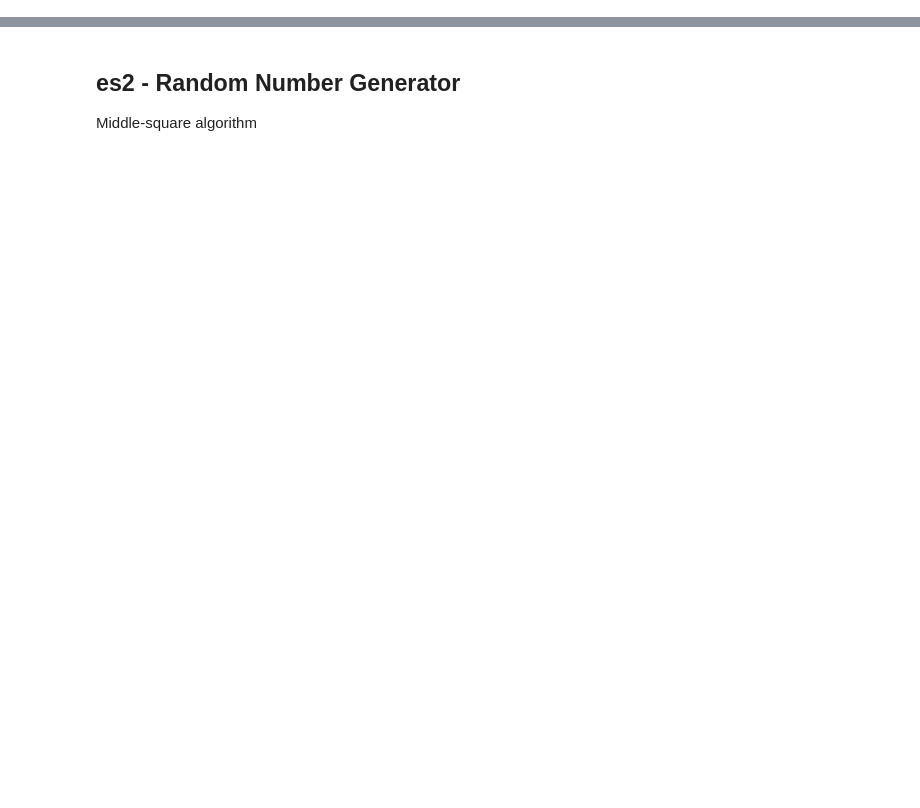
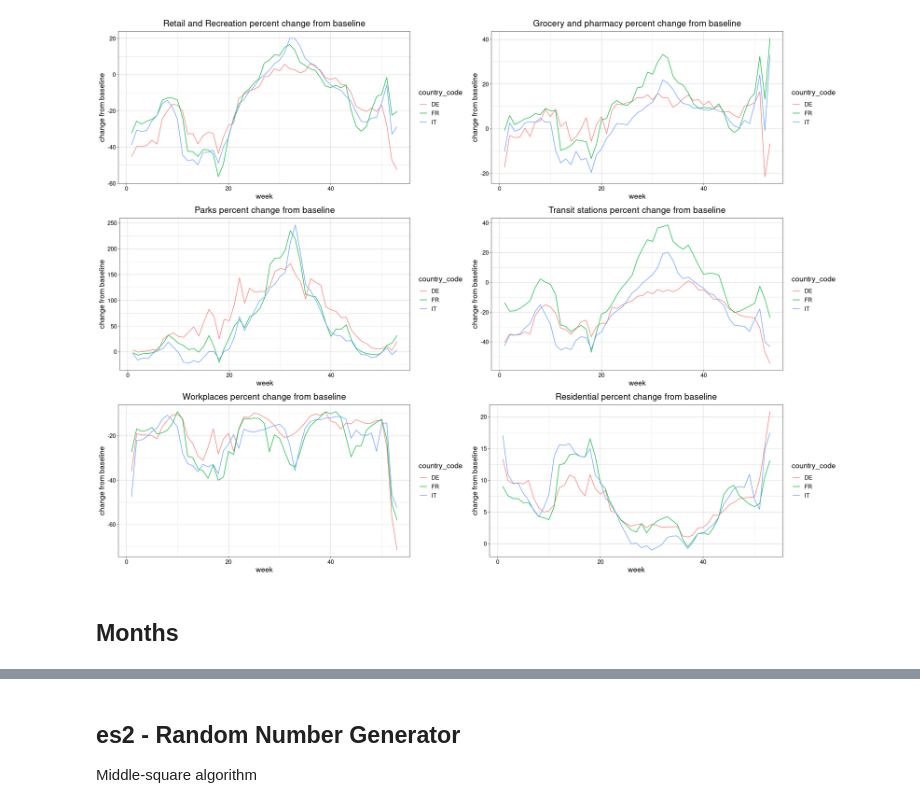
Before and after one commit to PietroCappelli/Advance_stat, a Jupyter notebook: Exercises/exercize04.ipynb, the cells around one changed output, grey strips where cells are left out. Saved outputs shown, nothing was run; the diff lists cells and outputs as text; code cells hidden in the pictures; blank space fills up the shorter version.

```diff
--- a/Exercises/exercize04.ipynb
+++ b/Exercises/exercize04.ipynb
@@ -5,0 +31,3 @@ t
+# %%
+world_df <- read.csv(file)
+str(world_df)
@@ -5,0 +69,5 @@ t
+# %%
+Country = c("IT","DE","FR")
+it_df <- filter(world_df, country_region_code == Country[1])
+de_df <- filter(world_df, country_region_code == Country[2])
+fr_df <- filter(world_df, country_region_code == Country[3])
@@ -5,0 +180,56 @@ t
+# %%
+#build a dataframe containing all the data from the three different selected counrties
+tot_df_week <- data.frame(
+    week = c(it_df_week$week, de_df_week$week, fr_df_week$week),
+    rr = c(it_df_week$rr, de_df_week$rr, fr_df_week$rr),
+    gp = c(it_df_week$gp, de_df_week$gp, fr_df_week$gp),
+    pp = c(it_df_week$pp, de_df_week$pp, fr_df_week$pp),
+    ts = c(it_df_week$ts, de_df_week$ts, fr_df_week$ts),
+    wp = c(it_df_week$wp, de_df_week$wp, fr_df_week$wp),
+    rp = c(it_df_week$rp, de_df_week$rp, fr_df_week$rp),
+    country_code = c(rep("IT", length(it_df_week$week)), rep("DE", length(de_df_week$week)), rep("FR", length(fr_df_week$week)))
+)
+# %%
+plot_rr <- ggplot(data=tot_df_week, aes(x=week, y=rr))+
+            theme_linedraw() +
+            geom_line(aes(color=country_code)) +
+            labs(x="week", y="change from baseline", title="Retail and Recreation percent change from baseline")+
+            theme(plot.title = element_text(hjust = 0.5),text = element_text(size=14))
+
+plot_gp <- ggplot(data=tot_df_week, aes(x=week, y=gp))+
+            theme_linedraw() +
+            geom_line(aes(color=country_code)) +
+            labs(x="week", y="change from baseline", title="Grocery and pharmacy percent change from baseline")+
+            theme(plot.title = element_text(hjust = 0.5),text = element_text(size=14))
+
+plot_pp <- ggplot(data=tot_df_week, aes(x=week, y=pp))+
+            theme_linedraw() +
+            geom_line(aes(color=country_code)) +
+            labs(x="week", y="change from baseline", title="Parks percent change from baseline")+
+            theme(plot.title = element_text(hjust = 0.5),text = element_text(size=14))
+
+plot_ts <- ggplot(data=tot_df_week, aes(x=week, y=ts))+
+            theme_linedraw() +
+            geom_line(aes(color=country_code)) +
+            labs(x="week", y="change from baseline", title="Transit stations percent change from baseline")+
+            theme(plot.title = element_text(hjust = 0.5),text = element_text(size=14))
+
+plot_wp <- ggplot(data=tot_df_week, aes(x=week, y=wp))+
+            theme_linedraw() +
+            geom_line(aes(color=country_code)) +
+            labs(x="week", y="change from baseline", title="Workplaces percent change from baseline")+
+            theme(plot.title = element_text(hjust = 0.5),text = element_text(size=14))
+
+plot_rp <- ggplot(data=tot_df_week, aes(x=week, y=rp))+
+            theme_linedraw() +
+            geom_line(aes(color=country_code)) +
+            labs(x="week", y="change from baseline", title="Residential percent change from baseline")+
+            theme(plot.title = element_text(hjust = 0.5),text = element_text(size=14))
+
+options(repr.plot.width=20, repr.plot.height=15)
+
+grid.arrange(plot_rr, plot_gp, plot_pp, plot_ts, plot_wp, plot_rp, ncol=)
+# %% [output]
+[figure, added]
+# %% [markdown]
+## Months
```
Also changed, not shown: parts of 32 cells of this notebook, 3 other files.
